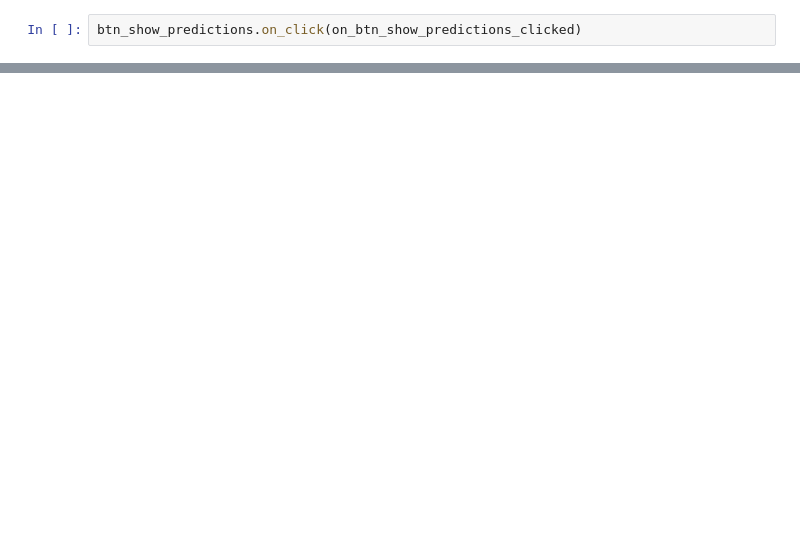
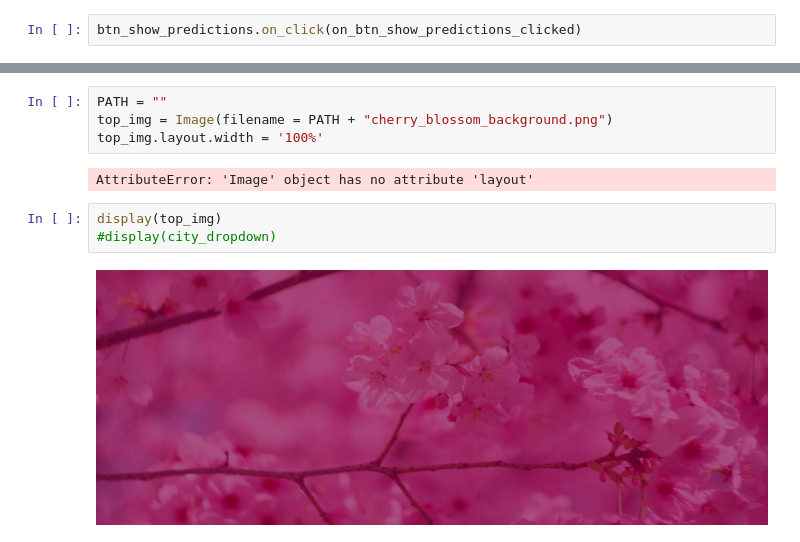
Before and after one commit to MathieuSylvestre/Insight, a Jupyter notebook: notebooks/sakura_webapp.ipynb, the cells around one changed output, grey strips where cells are left out. Drawn from its saved outputs; the diff is of its cells as text; blank space fills up the shorter version.

```diff
--- a/notebooks/sakura_webapp.ipynb
+++ b/notebooks/sakura_webapp.ipynb
@@ -96,0 +107,11 @@ Dropdown(description='City:', index=1, options=(('Kyoto', 'japan/Kyoto'), ('Toro
+# %%
+PATH = ""
+top_img = Image(filename = PATH + "cherry_blossom_background.png")
+top_img.layout.width = '100%'
+# %% [output]
+AttributeError: 'Image' object has no attribute 'layout'
+# %%
+display(top_img)
+#display(city_dropdown)
+# %% [output]
+[figure, added]
```
Also changed, not shown: parts of 8 cells of this notebook, 12 other files.
